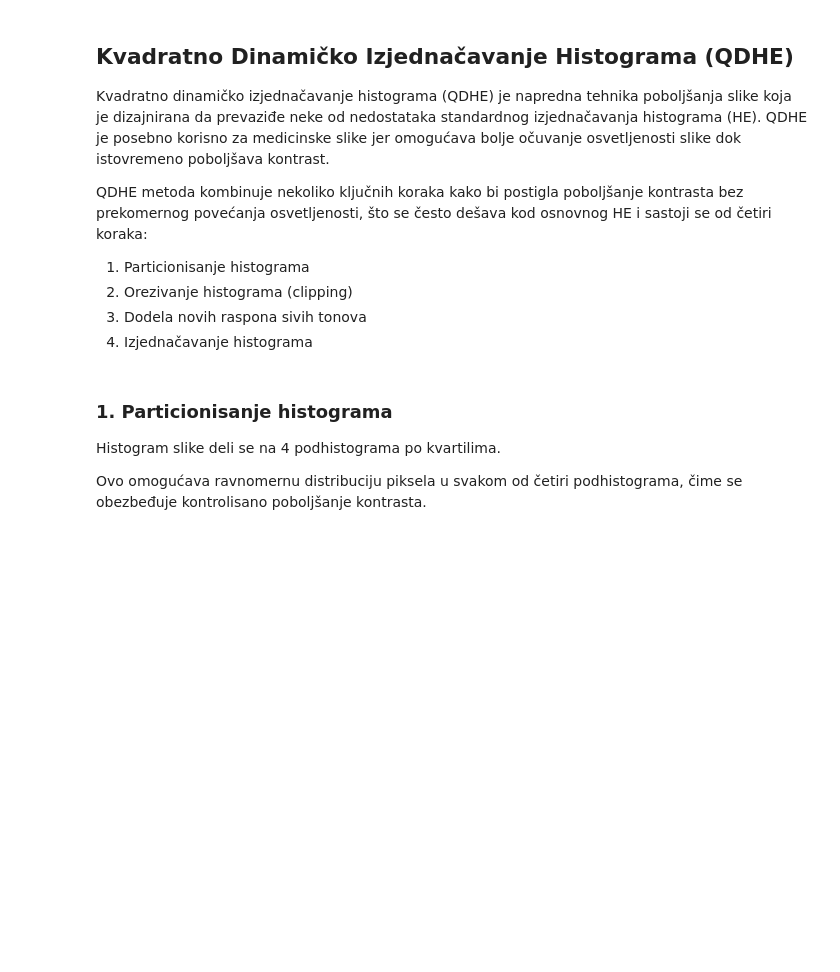
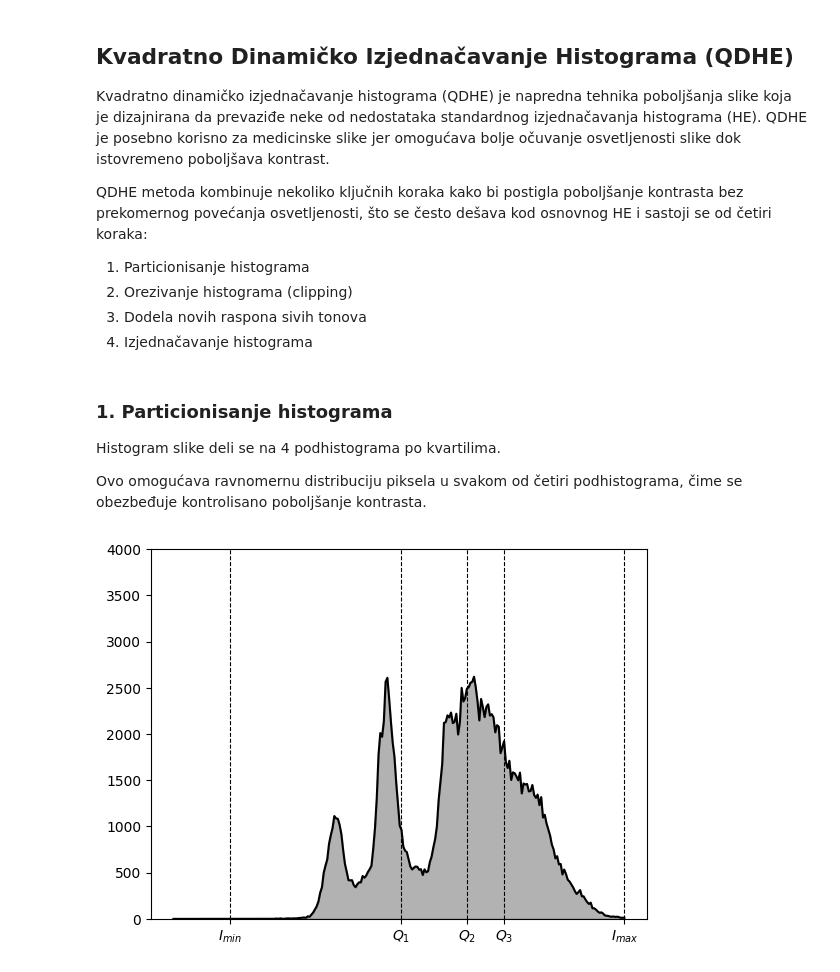
Before and after one commit to isidora00/HistogramAlgorithms, a Jupyter notebook: histogram_algorithms.ipynb, the cells around one changed output. Saved outputs shown, nothing was run; the diff lists cells and outputs as text; code cells hidden in the pictures; blank space fills up the shorter version.

```diff
--- a/histogram_algorithms.ipynb
+++ b/histogram_algorithms.ipynb
@@ -129 +128,21 @@ def partition_histogram(image):
+# %%
+def partition_histogram(image):
+    I_min = int(np.min(image))
+    Q1 = int(np.percentile(image, 25))
+    Q2 = int(np.percentile(image, 50))
+    Q3 = int(np.percentile(image, 75))
+    I_max = int(np.max(image))
+    return [I_min, Q1, Q2, Q3, I_max]
+
+hist, _ = np.histogram(image, 256, [0, 256])
+partition_points = partition_histogram(image)
+
+plt.plot(range(256), hist, color='black')
+plt.fill_between(range(256), hist,color='black', alpha = 0.3)
+plt.xticks(ticks = partition_points, labels=[r"$I_{min}$", r"$Q_{1}$", r"$Q_{2}$", r"$Q_{3}$", r"$I_{max}$"])
+plt.ylim([0,4000])
+plt.grid(True, axis='x',color = "black",linestyle='--')
+plt.show()
+# %% [output]
+[figure, added]
 # %% [markdown]
```
Also changed, not shown: parts of 13 cells of this notebook.
